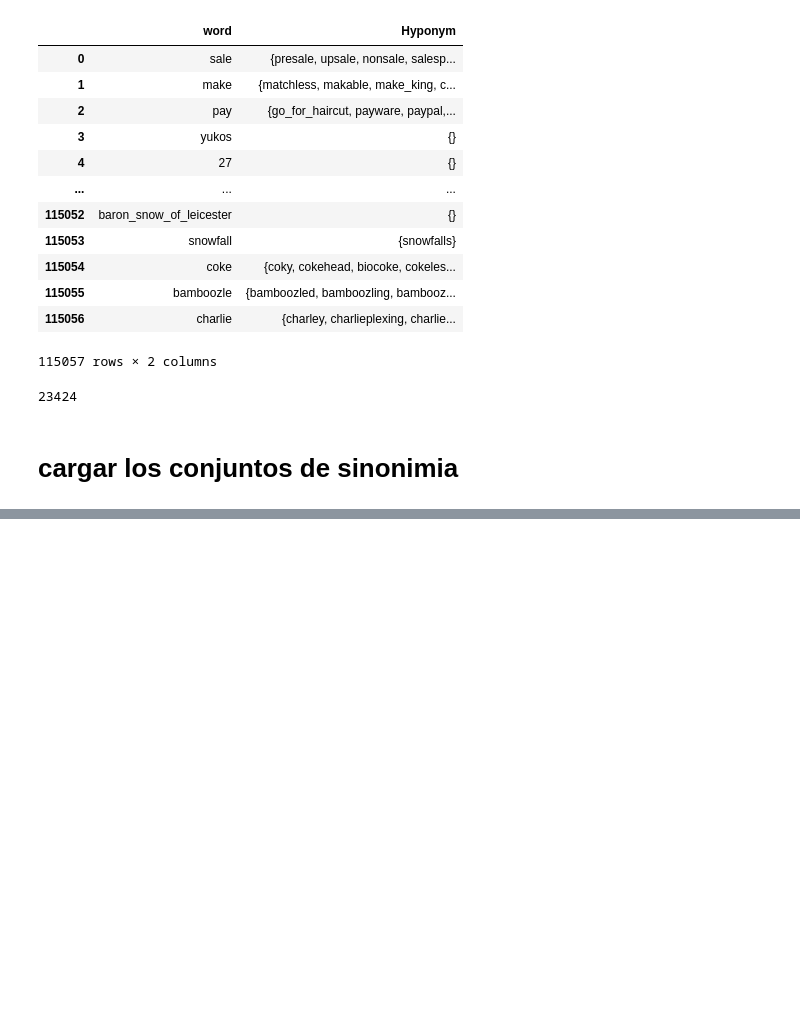
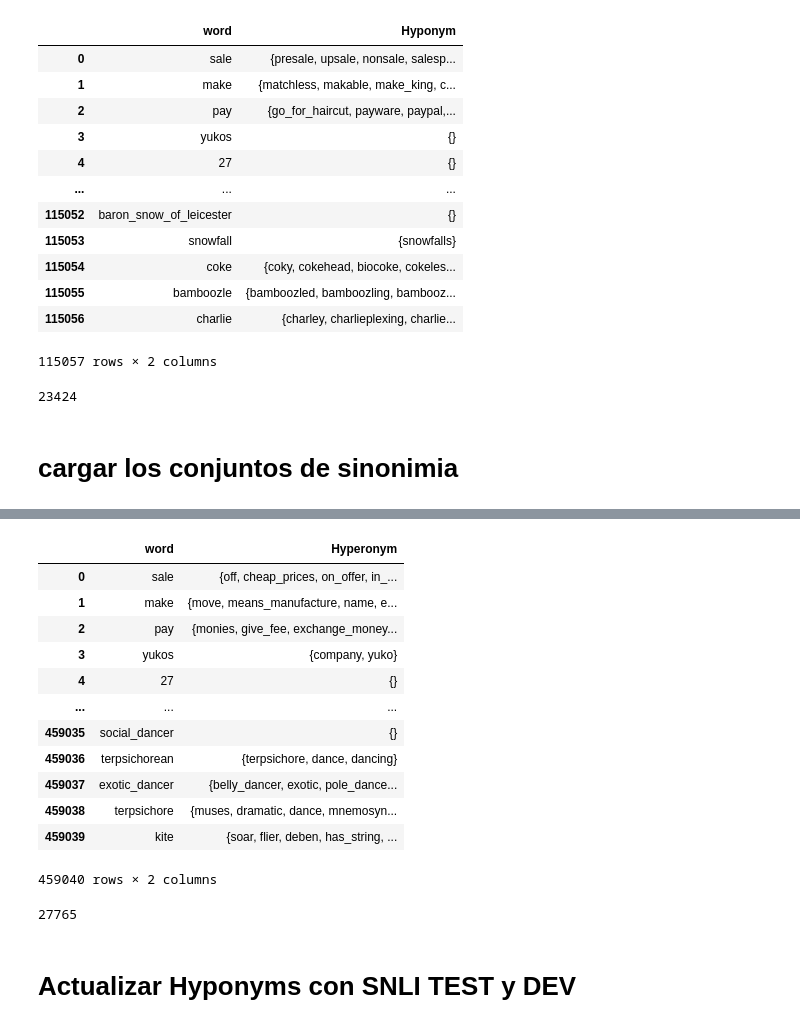
Before and after one commit to david-T-M/RIT_abril, a Jupyter notebook: diccionarios.ipynb, the cells around one changed output, grey strips where cells are left out. Saved outputs shown, nothing was run; the diff lists cells and outputs as text; code cells hidden in the pictures; blank space fills up the shorter version.

```diff
--- a/diccionarios.ipynb
+++ b/diccionarios.ipynb
@@ -272,0 +334,34 @@ dict_syns
+# %%
+for i in range(10):
+    if i==0:
+        df_syn = pd.read_pickle('salida/nuevo3/SNLI/DEV/DEV_'+str(i+1)+'.csv_Hyperonym.pickle')
+    else:
+        try:
+            temp = pd.read_pickle('salida/nuevo3/SNLI/DEV/DEV_'+str(i+1)+'.csv_Hyperonym.pickle')
+            df_syn=pd.concat([df_syn,temp])
+        except:
+            pass
+# %%
+for i in range(10):
+    try:
+        temp = pd.read_pickle('salida/nuevo3/SNLI/TEST/TEST_'+str(i+1)+'.csv_Hyperonym.pickle')
+        df_syn=pd.concat([df_syn,temp])
+    except:
+        pass
+# %%
+df_syn = df_syn.reset_index(drop=True)
+df_syn
+# %% [output]
+|  | word | Hyperonym |
+| 0 | sale | {off, cheap_prices, on_offer, in_... |
+| 1 | make | {move, means_manufacture, name, e... |
+| 2 | pay | {monies, give_fee, exchange_money... |
+| 3 | yukos | {company, yuko} |
+| 4 | 27 | {} |
+| ... | ... | ... |
+| 459035 | social_dancer | {} |
+| 459036 | terpsichorean | {terpsichore, dance, dancing} |
+| 459037 | exotic_dancer | {belly_dancer, exotic, pole_dance... |
+| 459038 | terpsichore | {muses, dramatic, dance, mnemosyn... |
+| 459039 | kite | {soar, flier, deben, has_string, ... |
+459040 rows × 2 columns
@@ -272,0 +371,4 @@ dict_syns
+# %%
+len(hyperonimos)
+# %% [output]
+27765
@@ -272,0 +379,2 @@ dict_syns
+# %% [markdown]
+# Actualizar Hyponyms con SNLI TEST y DEV
```
Also changed, not shown: parts of 28 cells of this notebook, 4 other files.
